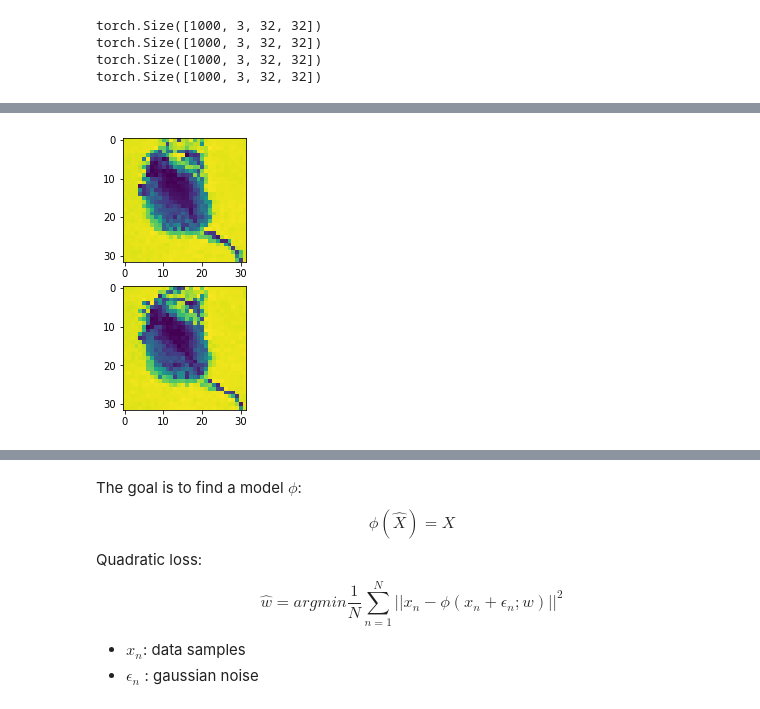
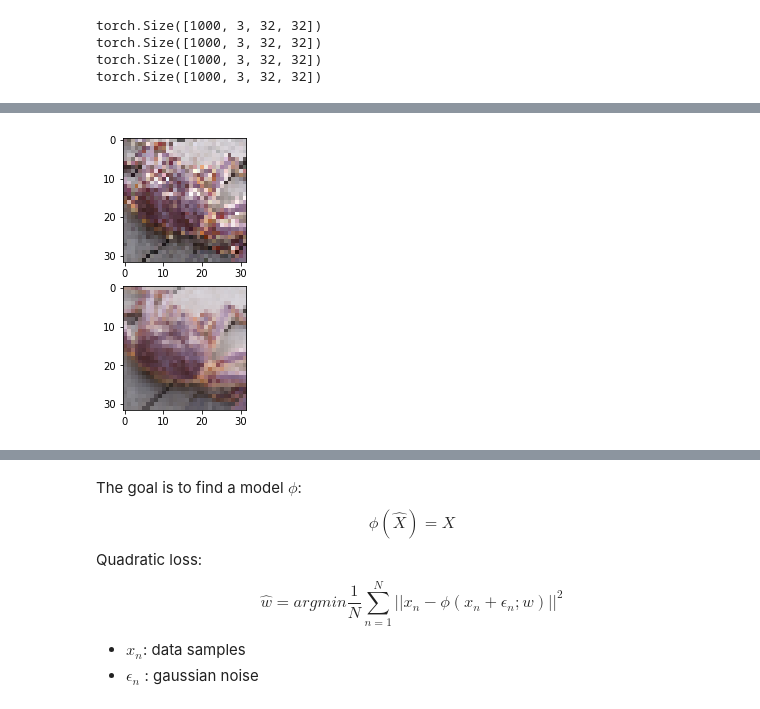
Before and after one commit to SuhanNShetty/DeepLearning_Noise2Noise, a Jupyter notebook: Miniproject_1/Untitled.ipynb, the cells around one changed output, grey strips where cells are left out. Drawn from its saved outputs; the diff is of its cells as text; code cells hidden in the pictures.

```diff
--- a/Miniproject_1/Untitled.ipynb
+++ b/Miniproject_1/Untitled.ipynb
@@ -1,7 +1,7 @@
 # %%
 import torch
-path_train = '../miniproject_dataset/train_data.pkl'
-path_val = '../miniproject_dataset/val_data.pkl'
+path_train = '../data/train_data.pkl'
+path_val = '../data/val_data.pkl'
 
 # 2 tensors of size 50000 x 3 x H x W
 # denoise model with this data
@@ -20,3 +20,15 @@ torch.Size([1000, 3, 32, 32])
 torch.Size([1000, 3, 32, 32])
 torch.Size([1000, 3, 32, 32])
 torch.Size([1000, 3, 32, 32])
+# %%
+import matplotlib.pyplot as plt
+import torchvision.transforms as T
+from PIL import Image
+
+transform = T.ToPILImage()
+
+plt.figure(figsize = [10, 5])
+plt.subplot(2,1,1)
+plt.imshow(transform(noisy_imgs_1[100]));
+plt.subplot(2,1,2)
+plt.imshow(transform(noisy_imgs_2[100]));
@@ -23,9 +37,9 @@ torch.Size([1000, 3, 32, 32])
 # %%
 import matplotlib.pyplot as plt
 plt.figure(figsize = [10, 5])
 plt.subplot(2,1,1)
-plt.imshow(noisy_imgs_1[100,0]);
+plt.imshow(transform(noisy_imgs[0]));
 plt.subplot(2,1,2)
-plt.imshow(noisy_imgs_2[100,0]);
+plt.imshow(transform(clean_imgs[0]));
 # %% [output]
-[figure, old version]
+[figure, new version]
```
Also changed, not shown: parts of 5 cells of this notebook.
